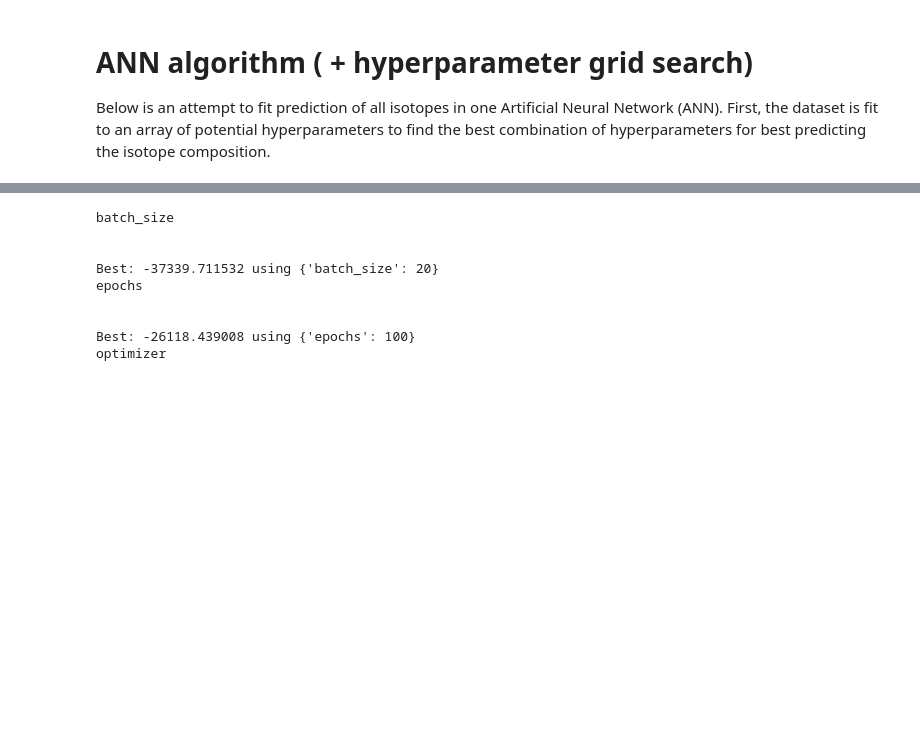
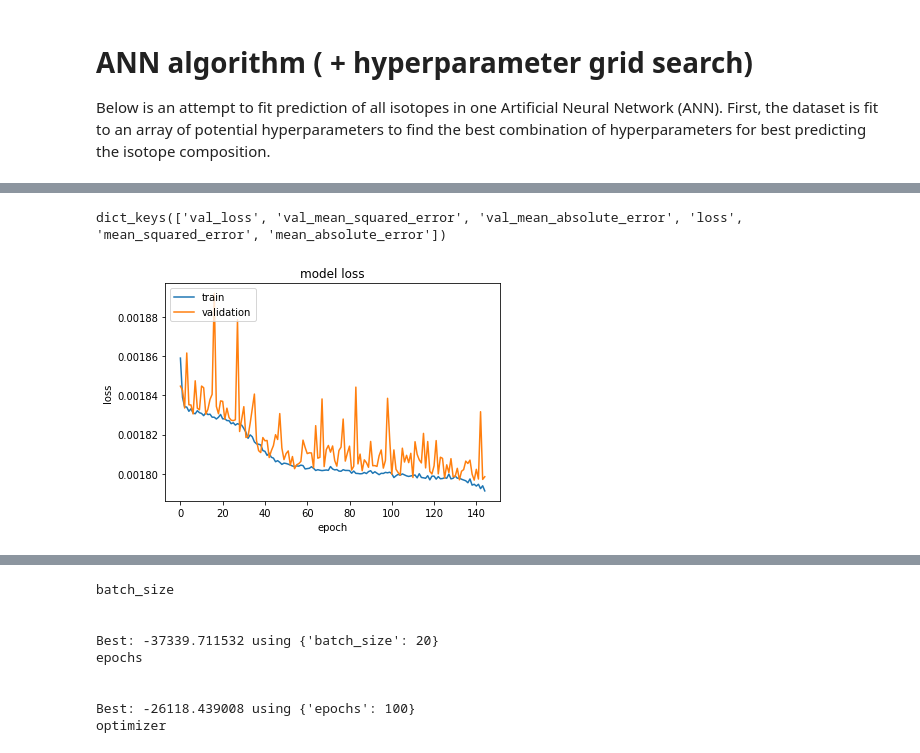
Before and after one commit to jbae11/depletion_rom, a Jupyter notebook: ann.ipynb, the cells around one changed output, grey strips where cells are left out. Drawn from its saved outputs; the diff is of its cells as text; code cells hidden in the pictures; blank space fills up the shorter version.

Commit message:
ann with normalizing data

```diff
--- a/ann.ipynb
+++ b/ann.ipynb
@@ -86,0 +56,8 @@ from sklearn.model_selection import GridSearchCV
+# %%
+x = all_dat[['init_enr', 'bu']].as_matrix()
+y = all_dat.iloc[:,5:].as_matrix()
+
+scaler = MinMaxScaler()
+xscale = MinMaxScaler().fit(x).transform(x)
+yscale = MinMaxScaler().fit(y).transform(y)
+xscale
@@ -86,0 +72,10 @@ from sklearn.model_selection import GridSearchCV
+# %%
+xtrain, xtest, ytrain, ytest = train_test_split(xscale, yscale)
+# %%
+model = Sequential()
+model.add(Dense(12, input_dim=2, kernel_initializer='normal', activation='relu'))
+model.add(Dense(8, activation='relu'))
+model.add(Dense(8, activation='relu'))
+model.add(Dense(len(yscale[0]), activation='linear'))
+model.summary()
+model.compile(loss='mse', optimizer='adam', metrics=['mse', 'mae'])
@@ -86,0 +96,2 @@ from sklearn.model_selection import GridSearchCV
+# %%
+hist = model.fit(xtrain, ytrain, epochs=150, batch_size=50, validation_split=0.2 )
@@ -86,0 +116,12 @@ from sklearn.model_selection import GridSearchCV
+# %%
+print(hist.history.keys())
+plt.plot(hist.history['loss'][5:])
+plt.plot(hist.history['val_loss'][5:])
+plt.title('model loss')
+plt.ylabel('loss')
+plt.xlabel('epoch')
+plt.legend(['train', 'validation'], loc='upper left')
+plt.show()
+# %% [output]
+dict_keys(['val_loss', 'val_mean_squared_error', 'val_mean_absolute_error', 'loss', 'mean_squared_error', 'mean_absolute_error'])
+[figure, added]
```
Also changed, not shown: parts of 7 cells of this notebook.
